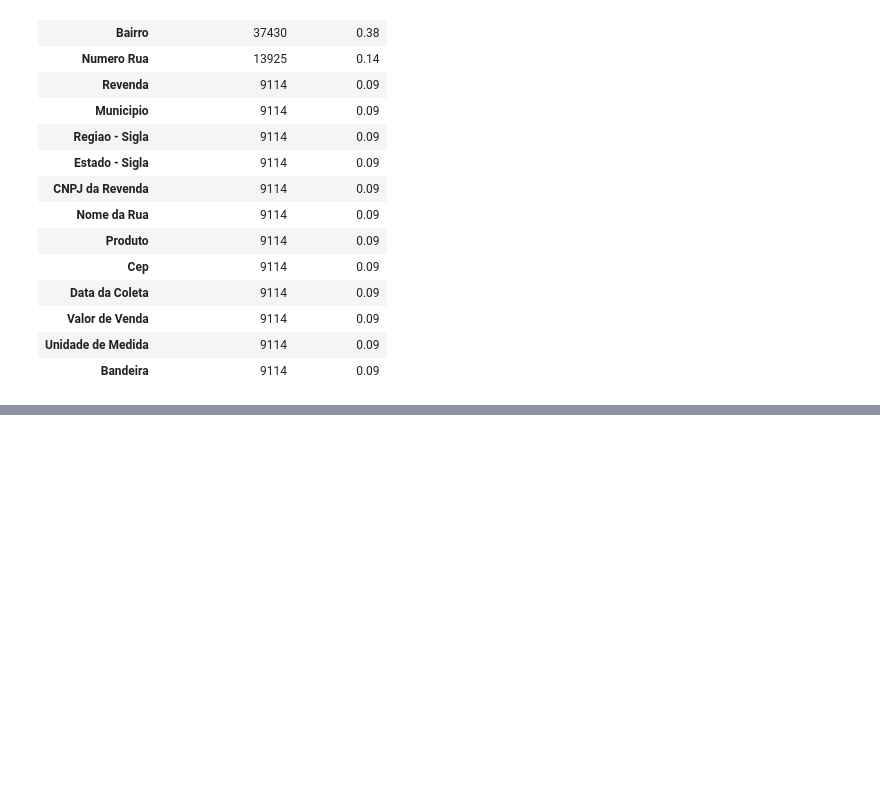
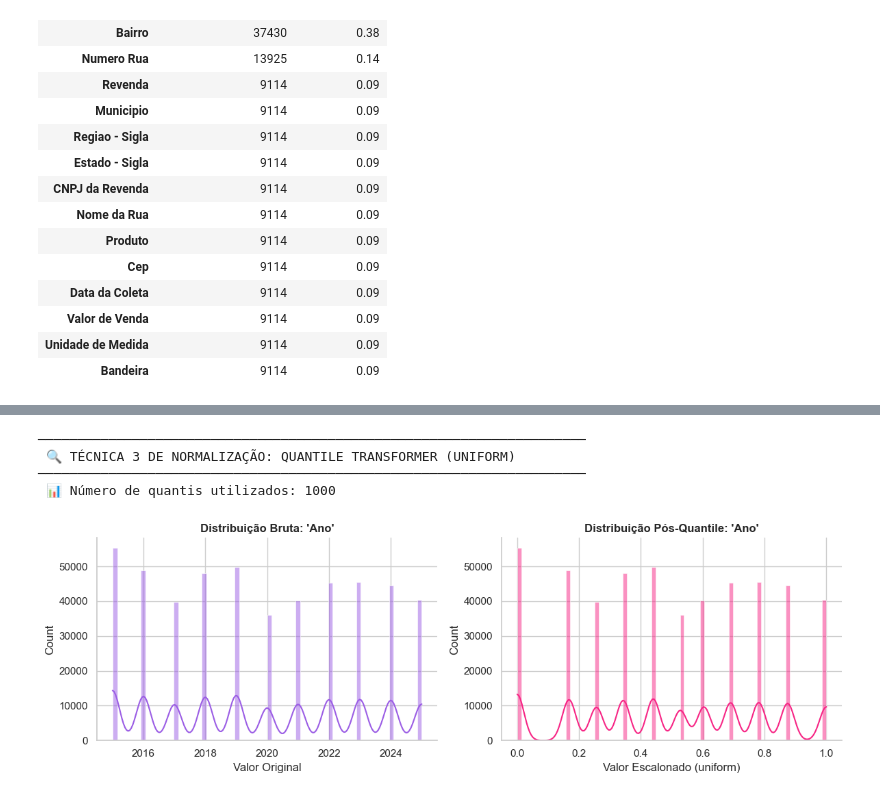
Before and after one commit to LucasCabra7/precos-combustiveis-brasil-2015-2025, a Jupyter notebook: Grupo_4_Análise_Exploratória_e_Modelagem_Preditiva_dos_Preços_de_Combustíveis_no_Brasil_(2015–2025).ipynb, the cells around one changed output, grey strips where cells are left out. Drawn from its saved outputs; the diff is of its cells as text; code cells hidden in the pictures; blank space fills up the shorter version.

```diff
--- a/Grupo_4_Análise_Exploratória_e_Modelagem_Preditiva_dos_Preços_de_Combustíveis_no_Brasil_(2015–2025).ipynb
+++ b/Grupo_4_Análise_Exploratória_e_Modelagem_Preditiva_dos_Preços_de_Combustíveis_no_Brasil_(2015–2025).ipynb
@@ -1877,0 +2595,69 @@ Essas análises são fundamentais para orientar as próximas etapas do projeto,
+# %%
+class ScalerQuantileNativo(BaseEstimator, TransformerMixin):
+
+    def __init__(self, colunas_numericas_continuas: list = None, output_distribution: str = 'uniform', n_quantiles: int = 1000, verbose: bool = False):
+        self.colunas_numericas_continuas = colunas_numericas_continuas if colunas_numericas_continuas is not None else ['Ano', 'Mes']
+        self.output_distribution = output_distribution
+        # Em bases pequenas/amostras, n_quantiles não pode ser maior que o número de linhas
+        self.n_quantiles = n_quantiles
+        self.verbose = verbose
+
+        self.scaler = QuantileTransformer(
+            output_distribution=self.output_distribution,
+            n_quantiles=self.n_quantiles,
+            random_state=42
+        )
+        self.colunas_efetivas_ = []
+
+    def fit(self, X: pd.DataFrame, y=None):
+        # Calcula a Função de Distribuição Acumulada (CDF) nos dados de TREINO.
+        self.colunas_efetivas_ = [c for c in self.colunas_numericas_continuas if c in X.columns]
+
+        if self.colunas_efetivas_:
+            n_amostras = len(X)
+            if self.scaler.n_quantiles > n_amostras:
+                self.scaler.set_params(n_quantiles=max(10, n_amostras // 2))
+
+            self.scaler.fit(X[self.colunas_efetivas_])
+
+        return self
+
+    def transform(self, X: pd.DataFrame) -> pd.DataFrame:
+        X_transf = X.copy()
+
+        if self.colunas_efetivas_:
+            X_transf[self.colunas_efetivas_] = self.scaler.transform(X_transf[self.colunas_efetivas_])
+
+        if self.verbose and self.colunas_efetivas_:
+            print("\n" + "─" * 70)
+            print(f" 🔍 TÉCNICA 3 DE NORMALIZAÇÃO: QUANTILE TRANSFORMER ({self.output_distribution.upper()})")
+            print("─" * 70)
+            print(f" 📊 Número de quantis utilizados: {self.scaler.n_quantiles_}")
+
+            col_plot = self.colunas_efetivas_[0]
+            fig, axes = plt.subplots(1, 2, figsize=(12, 4))
+
+            sns.histplot(X[col_plot].dropna(), ax=axes[0], kde=True, color='#9B5DE5')
+            axes[0].set_title(f"Distribuição Bruta: '{col_plot}'", fontweight='bold')
+            axes[0].set_xlabel('Valor Original')
+
+            sns.histplot(X_transf[col_plot].dropna(), ax=axes[1], kde=True, color='#F72585')
+            axes[1].set_title(f"Distribuição Pós-Quantile: '{col_plot}'", fontweight='bold')
+            axes[1].set_xlabel(f'Valor Escalonado ({self.output_distribution})')
+
+            sns.despine()
+            plt.tight_layout()
+            plt.show()
+
+        return X_transf
+
+colunas_continuas_independentes = ['Ano', 'Mes']
+quantile_scaler = ScalerQuantileNativo(colunas_numericas_continuas=colunas_continuas_independentes, verbose=True)
+
+df_quantile = quantile_scaler.fit_transform(df_encoded_completo)
+# %% [output]
+──────────────────────────────────────────────────────────────────────
+ 🔍 TÉCNICA 3 DE NORMALIZAÇÃO: QUANTILE TRANSFORMER (UNIFORM)
+──────────────────────────────────────────────────────────────────────
+ 📊 Número de quantis utilizados: 1000
+[figure, added]
```
Also changed, not shown: parts of 90 cells of this notebook.
